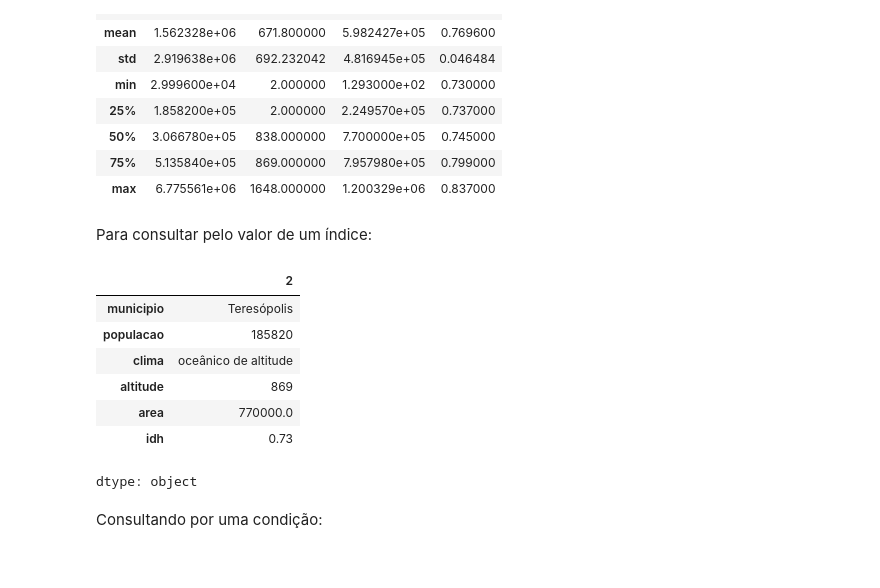
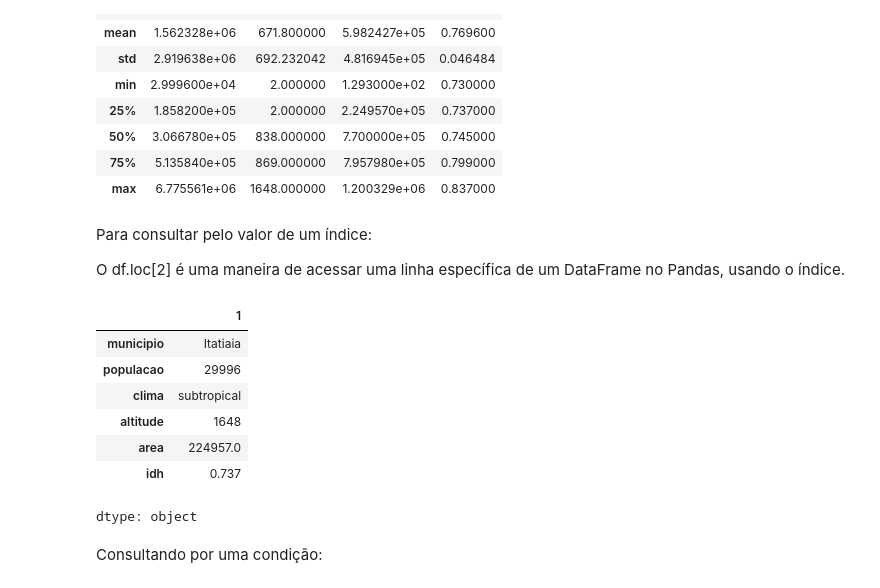
Before and after one commit to feliperj629/aula_python_bigdata, a Jupyter notebook: Python_Pandas_1.ipynb, the cells around one changed output. Saved outputs shown, nothing was run; the diff lists cells and outputs as text; code cells hidden in the pictures.

Commit message:
Atualizando Colab com pandas

```diff
--- a/Python_Pandas_1.ipynb
+++ b/Python_Pandas_1.ipynb
@@ -203,18 +193,20 @@ df.describe()
 | 50% | 3.066780e+05 | 838.000000 | 7.700000e+05 | 0.745000 |
 | 75% | 5.135840e+05 | 869.000000 | 7.957980e+05 | 0.799000 |
 | max | 6.775561e+06 | 1648.000000 | 1.200329e+06 | 0.837000 |
-# %% [markdown]
-Para consultar pelo valor de um índice:
+# %% [markdown]
+Para consultar pelo valor de um índice:
+
+O df.loc[2] é uma maneira de acessar uma linha específica de um DataFrame no Pandas, usando o índice.
 # %%
-df.loc[2]
+df.loc[1]
 # %% [output]
-|  | 2 |
-| municipio | Teresópolis |
-| populacao | 185820 |
-| clima | oceânico de altitude |
-| altitude | 869 |
-| area | 770000.0 |
-| idh | 0.73 |
+|  | 1 |
+| municipio | Itatiaia |
+| populacao | 29996 |
+| clima | subtropical |
+| altitude | 1648 |
+| area | 224957.0 |
+| idh | 0.737 |
 dtype: object
 # %% [markdown]
 Consultando por uma condição:
```
Also changed, not shown: parts of 34 cells of this notebook.
